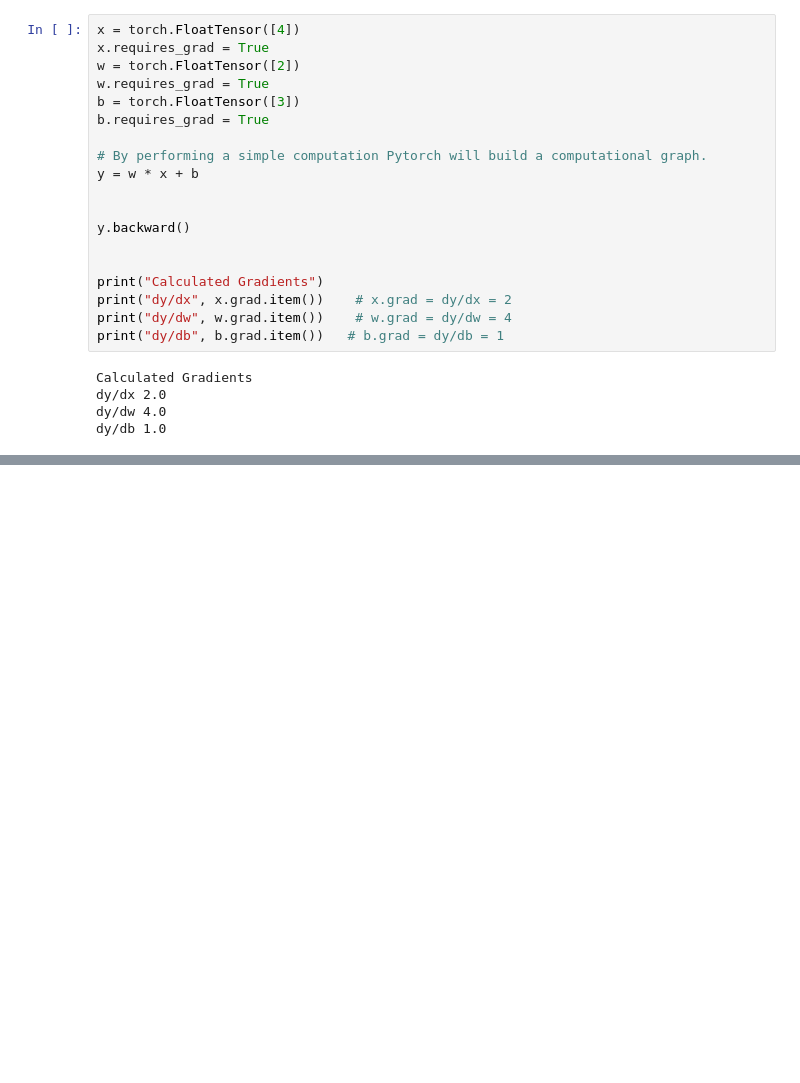
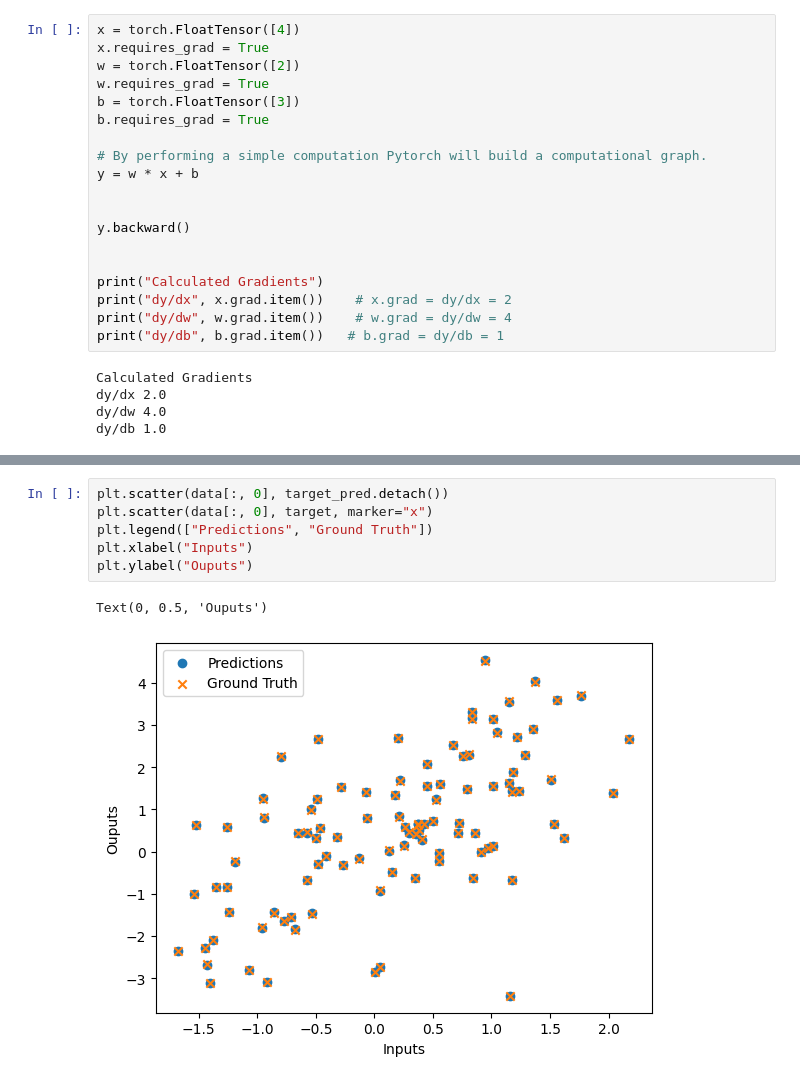
Before and after one commit to Nikhil-X-codes/Data-Science, a Jupyter notebook: Pytorch/intro.ipynb, the cells around one changed output, grey strips where cells are left out. Drawn from its saved outputs; the diff is of its cells as text; blank space fills up the shorter version.

```diff
--- a/Pytorch/intro.ipynb
+++ b/Pytorch/intro.ipynb
@@ -252,0 +525,9 @@ dy/db 1.0
+# %%
+plt.scatter(data[:, 0], target_pred.detach())
+plt.scatter(data[:, 0], target, marker="x")
+plt.legend(["Predictions", "Ground Truth"])
+plt.xlabel("Inputs")
+plt.ylabel("Ouputs")
+# %% [output]
+Text(0, 0.5, 'Ouputs')
+[figure, added]
```
Also changed, not shown: parts of 26 cells of this notebook.
